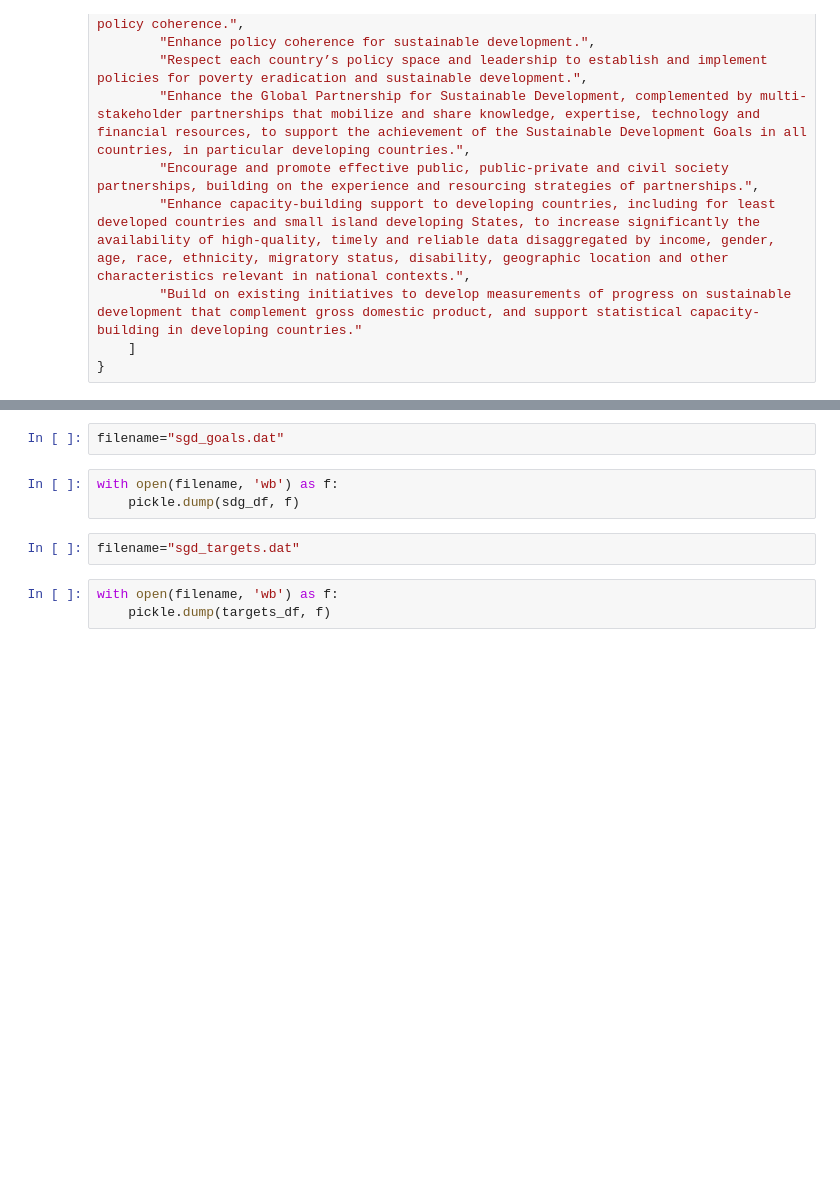
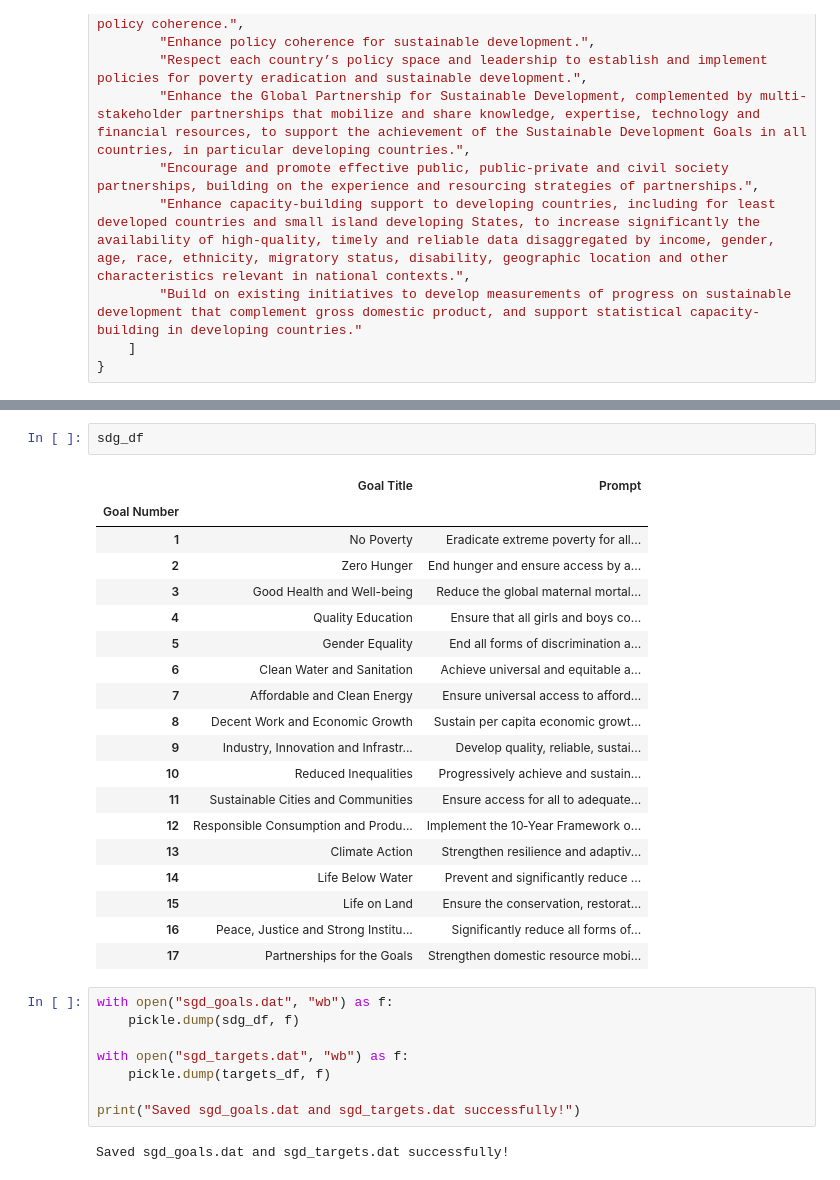
Before and after one commit to HenryF-CT/InnoNotebooks, a Jupyter notebook: extract_sdg.ipynb, the cells around one changed output, grey strips where cells are left out. Drawn from its saved outputs; the diff is of its cells as text; blank space fills up the shorter version.

```diff
--- a/extract_sdg.ipynb
+++ b/extract_sdg.ipynb
@@ -278,11 +251,33 @@ targets_df
 166 rows × 2 columns
-# %%
-filename="sgd_goals.dat"
+# %%
+sdg_df
+# %% [output]
+|  | Goal Title | Prompt |
+| Goal Number |  |  |
+| 1 | No Poverty | Eradicate extreme poverty for all... |
+| 2 | Zero Hunger | End hunger and ensure access by a... |
+| 3 | Good Health and Well-being | Reduce the global maternal mortal... |
+| 4 | Quality Education | Ensure that all girls and boys co... |
+| 5 | Gender Equality | End all forms of discrimination a... |
+| 6 | Clean Water and Sanitation | Achieve universal and equitable a... |
+| 7 | Affordable and Clean Energy | Ensure universal access to afford... |
+| 8 | Decent Work and Economic Growth | Sustain per capita economic growt... |
+| 9 | Industry, Innovation and Infrastr... | Develop quality, reliable, sustai... |
+| 10 | Reduced Inequalities | Progressively achieve and sustain... |
+| 11 | Sustainable Cities and Communities | Ensure access for all to adequate... |
+| 12 | Responsible Consumption and Produ... | Implement the 10‑Year Framework o... |
+| 13 | Climate Action | Strengthen resilience and adaptiv... |
+| 14 | Life Below Water | Prevent and significantly reduce ... |
+| 15 | Life on Land | Ensure the conservation, restorat... |
+| 16 | Peace, Justice and Strong Institu... | Significantly reduce all forms of... |
+| 17 | Partnerships for the Goals | Strengthen domestic resource mobi... |
 # %%
-with open(filename, 'wb') as f:
+with open("sgd_goals.dat", "wb") as f:
     pickle.dump(sdg_df, f)
+
+with open("sgd_targets.dat", "wb") as f:
+    pickle.dump(targets_df, f)
+
+print("Saved sgd_goals.dat and sgd_targets.dat successfully!")
+# %% [output]
+Saved sgd_goals.dat and sgd_targets.dat successfully!
-# %%
-filename="sgd_targets.dat"
-# %%
-with open(filename, 'wb') as f:
-    pickle.dump(targets_df, f)
```
Also changed, not shown: parts of 2 cells of this notebook.
